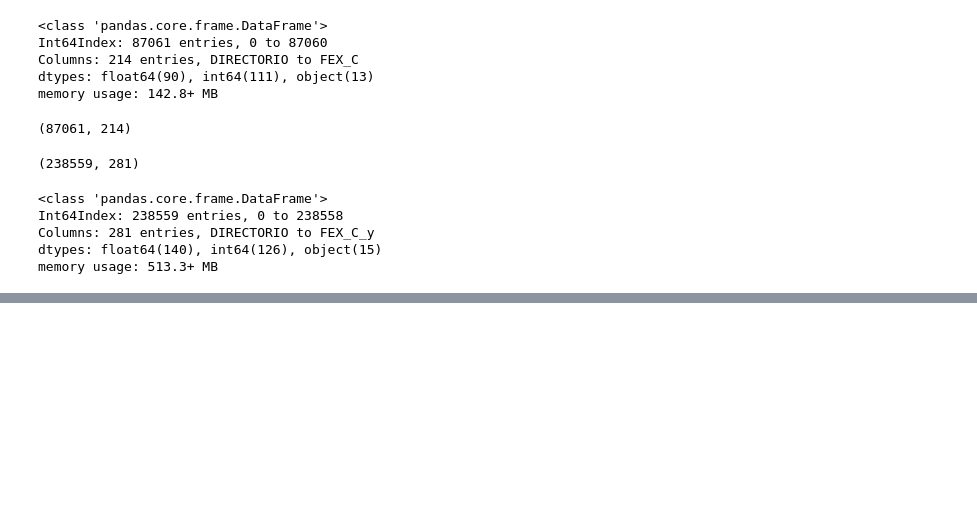
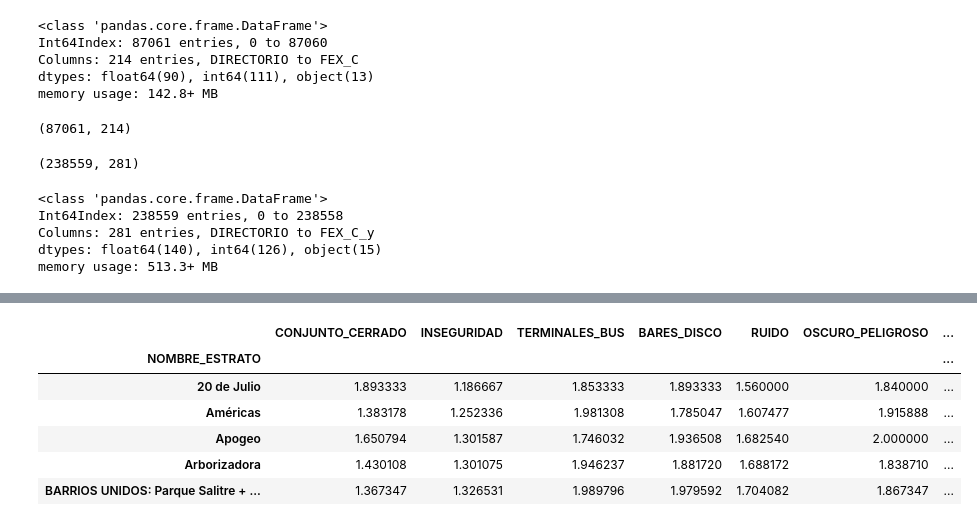
Before and after one commit to lepc1972/alura, a Jupyter notebook: dane.ipynb, the cells around one changed output, grey strips where cells are left out. Saved outputs shown, nothing was run; the diff lists cells and outputs as text; code cells hidden in the pictures; blank space fills up the shorter version.

```diff
--- a/dane.ipynb
+++ b/dane.ipynb
@@ -78,0 +173,10 @@ memory usage: 513.3+ MB
+# %%
+datos_dane.groupby('NOMBRE_ESTRATO')[['CONJUNTO_CERRADO','INSEGURIDAD','TERMINALES_BUS','BARES_DISCO','RUIDO','OSCURO_PELIGROSO','SALARIO_MES','TIENE_ESCRITURA','PERDIDA_TRABAJO_C19','PERDIDA_INGRESOS_C19','PLANES_ADQUIRIR_VIVIENDA']].mean().head()
+# %% [output]
+|  | CONJUNTO_CERRADO | INSEGURIDAD | TERMINALES_BUS | BARES_DISCO | RUIDO | OSCURO_PELIGROSO | ... |
+| NOMBRE_ESTRATO |  |  |  |  |  |  | ... |
+| 20 de Julio | 1.893333 | 1.186667 | 1.853333 | 1.893333 | 1.560000 | 1.840000 | ... |
+| Américas | 1.383178 | 1.252336 | 1.981308 | 1.785047 | 1.607477 | 1.915888 | ... |
+| Apogeo | 1.650794 | 1.301587 | 1.746032 | 1.936508 | 1.682540 | 2.000000 | ... |
+| Arborizadora | 1.430108 | 1.301075 | 1.946237 | 1.881720 | 1.688172 | 1.838710 | ... |
+| BARRIOS UNIDOS: Parque Salitre + ... | 1.367347 | 1.326531 | 1.989796 | 1.979592 | 1.704082 | 1.867347 | ... |
```
Also changed, not shown: parts of 9 cells of this notebook, 2 other files.
